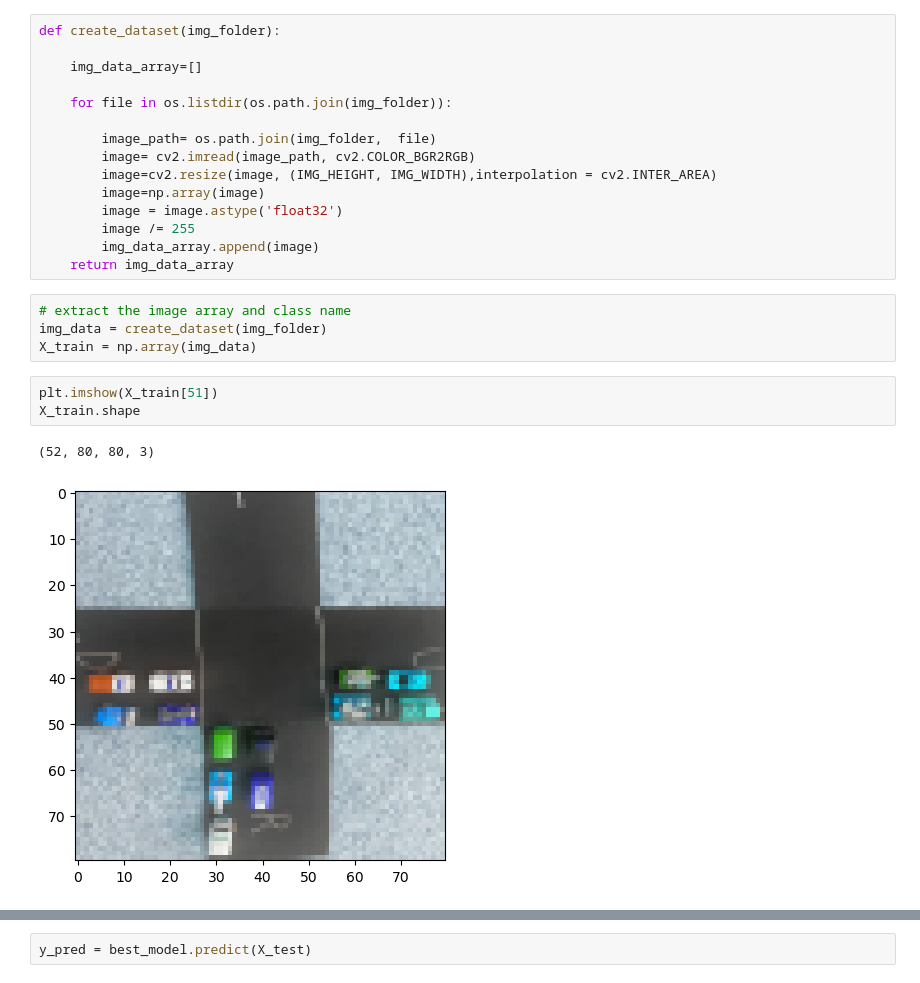
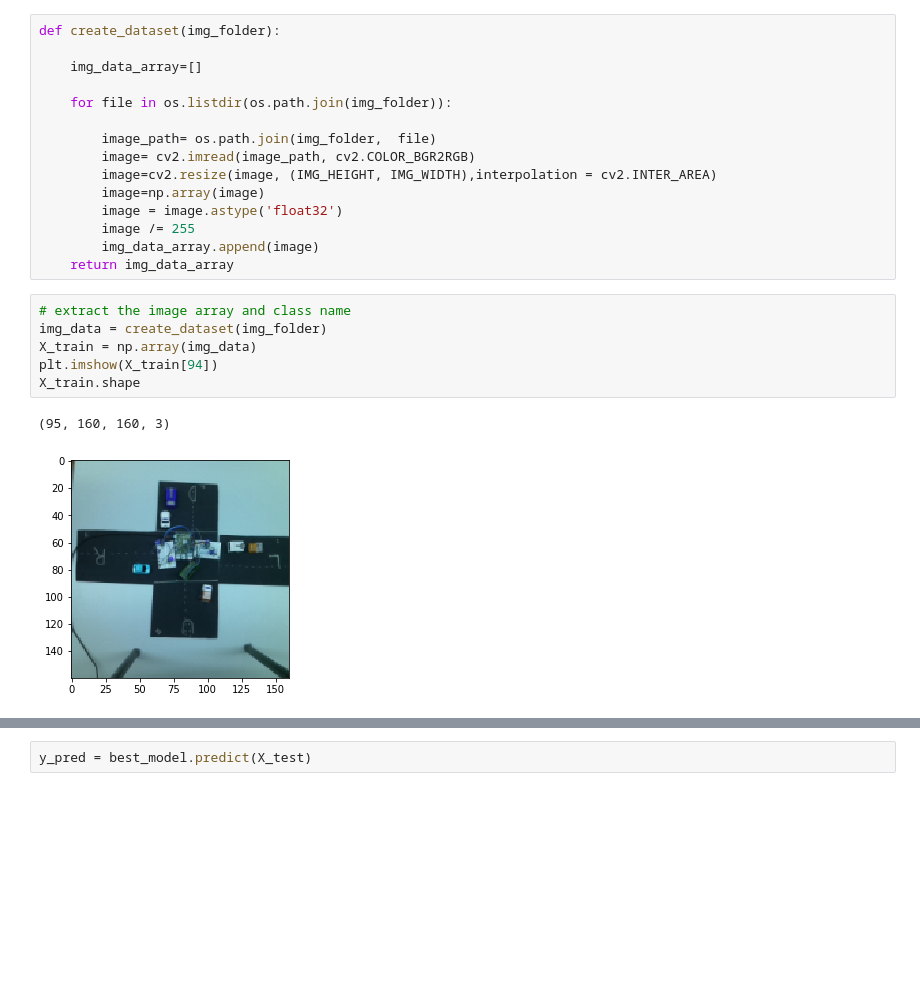
Before and after one commit to mjbrom/IoT, a Jupyter notebook: ML code/traffic_project_IoT.ipynb, the cells around one changed output, grey strips where cells are left out. Saved outputs shown, nothing was run; the diff lists cells and outputs as text; blank space fills up the shorter version.

```diff
--- a/ML code/traffic_project_IoT.ipynb
+++ b/ML code/traffic_project_IoT.ipynb
@@ -48,10 +49,9 @@ def create_dataset(img_folder):
 # %%
 # extract the image array and class name
 img_data = create_dataset(img_folder)
 X_train = np.array(img_data)
+plt.imshow(X_train[94])
+X_train.shape
+# %% [output]
+(95, 160, 160, 3)
+[figure, added]
-# %%
-plt.imshow(X_train[51])
-X_train.shape
-# %% [output]
-(52, 80, 80, 3)
-[figure, removed]
```
Also changed, not shown: parts of 19 cells of this notebook, 1 other file.
